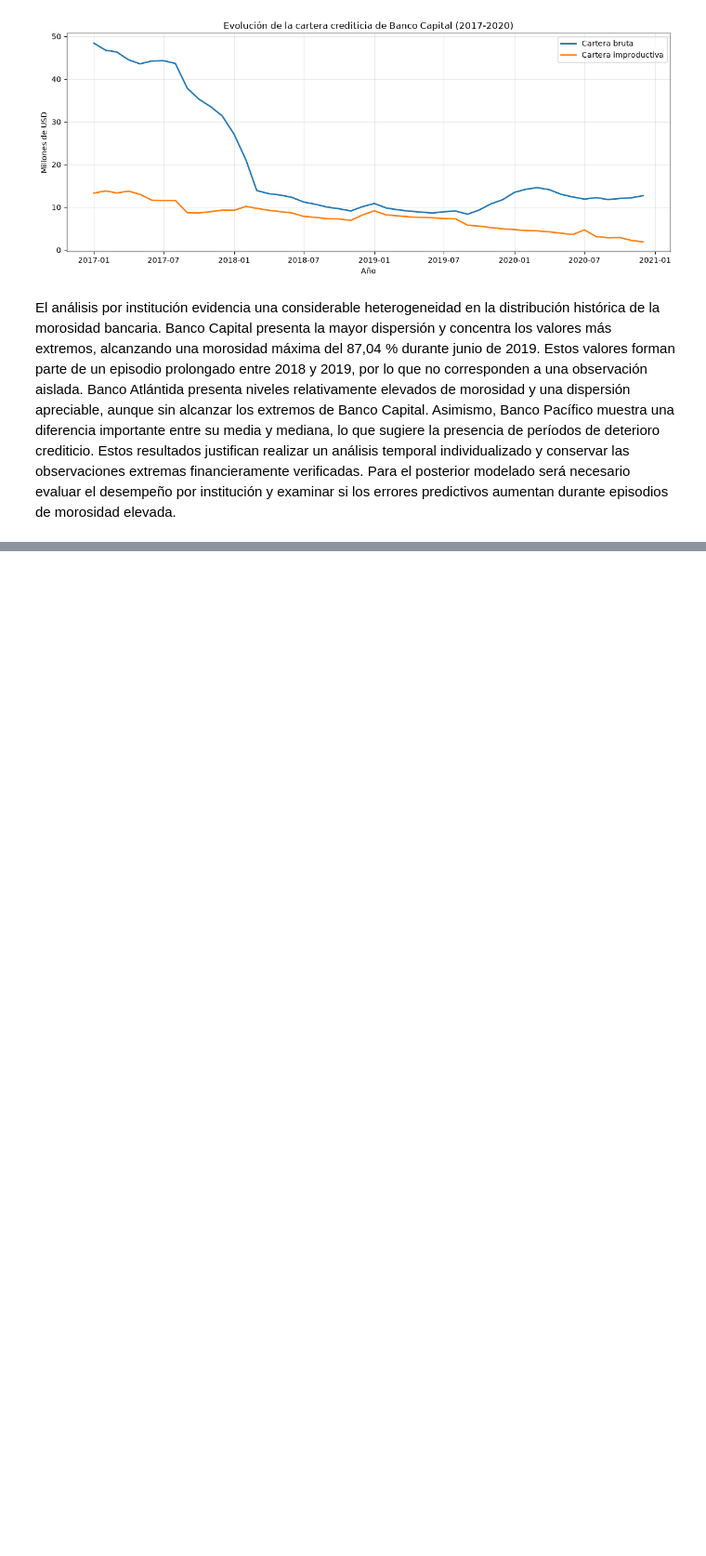
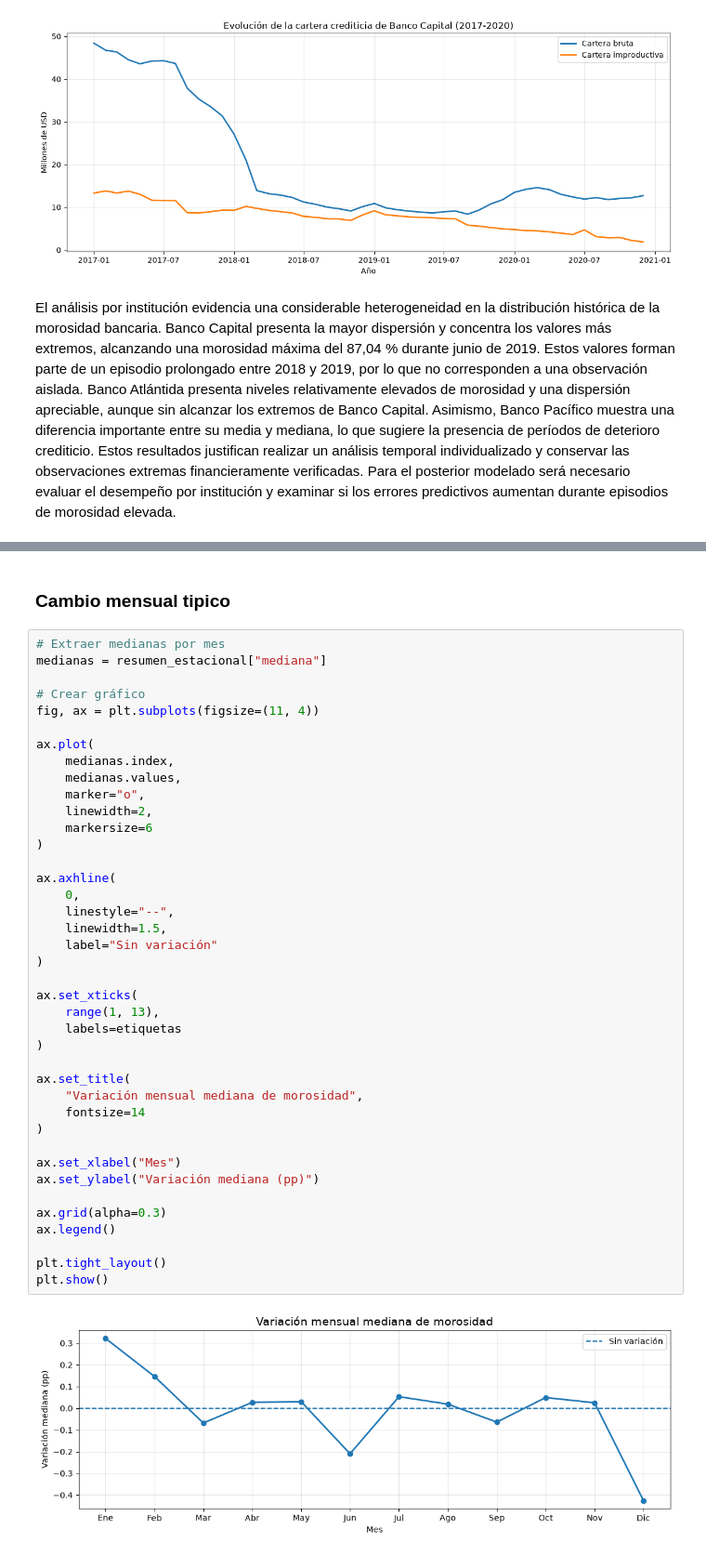
Before and after one commit to tavomx45/audit-ecuador-banking-data, a Jupyter notebook: notebooks/01_analisis_exploratorio.ipynb, the cells around one changed output, grey strips where cells are left out. Shown at 93% size. Cells and saved outputs as stored; diff of their text form; blank space fills up the shorter version.

```diff
--- a/notebooks/01_analisis_exploratorio.ipynb
+++ b/notebooks/01_analisis_exploratorio.ipynb
@@ -537,0 +1018,44 @@ Estos resultados justifican realizar un análisis temporal individualizado y con
+# %% [markdown]
+### Cambio mensual tipico
+# %%
+# Extraer medianas por mes
+medianas = resumen_estacional["mediana"]
+
+# Crear gráfico
+fig, ax = plt.subplots(figsize=(11, 4))
+
+ax.plot(
+    medianas.index,
+    medianas.values,
+    marker="o",
+    linewidth=2,
+    markersize=6
+)
+
+ax.axhline(
+    0,
+    linestyle="--",
+    linewidth=1.5,
+    label="Sin variación"
+)
+
+ax.set_xticks(
+    range(1, 13),
+    labels=etiquetas
+)
+
+ax.set_title(
+    "Variación mensual mediana de morosidad",
+    fontsize=14
+)
+
+ax.set_xlabel("Mes")
+ax.set_ylabel("Variación mediana (pp)")
+
+ax.grid(alpha=0.3)
+ax.legend()
+
+plt.tight_layout()
+plt.show()
+# %% [output]
+[figure, added]
```
Also changed, not shown: parts of 45 cells of this notebook, 2 other files.
